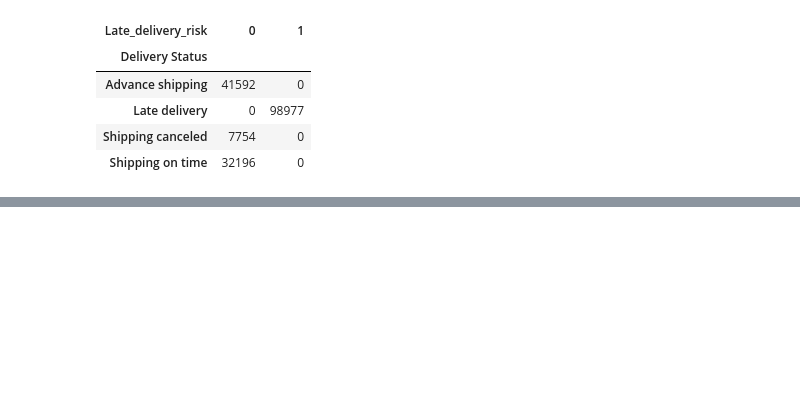
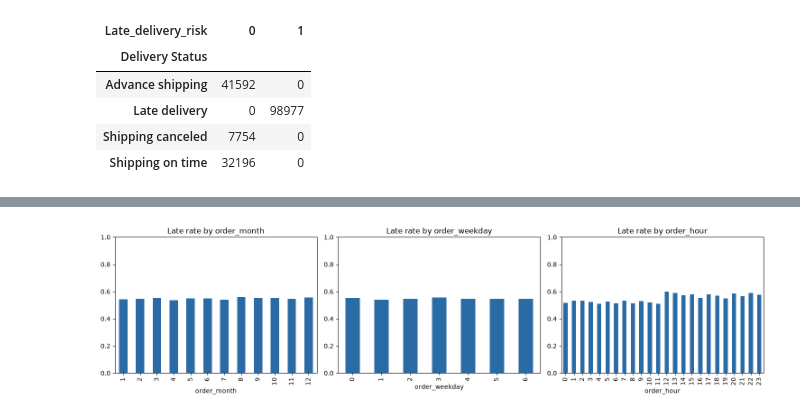
Before and after one commit to noureenv9/supply-chain-delivery-risk, a Jupyter notebook: notebook.ipynb, the cells around one changed output, grey strips where cells are left out. Cells and saved outputs as stored; diff of their text form; code cells hidden in the pictures; blank space fills up the shorter version.

```diff
--- a/notebook.ipynb
+++ b/notebook.ipynb
@@ -967,0 +309,3 @@ model.joblib size (MB): 0.1
+# %%
+for col in ["Shipping Mode", "Days for shipment (scheduled)", "Market", "Type", "Customer Segment"]:
+    print(eda.groupby(col)["late"].agg(["mean", "count"]).round(3), "\n")
@@ -967,0 +355,10 @@ model.joblib size (MB): 0.1
+# %%
+fig, axes = plt.subplots(1, 3, figsize=(15, 4))
+for ax, col in zip(axes, ["order_month", "order_weekday", "order_hour"]):
+    eda.groupby(col)["late"].mean().plot(kind="bar", ax=ax, color="#2A6AA5")
+    ax.set_title(f"Late rate by {col}")
+    ax.set_ylim(0, 1)
+plt.tight_layout()
+plt.show()
+# %% [output]
+[figure, added]
```
Also changed, not shown: parts of 135 cells of this notebook.
